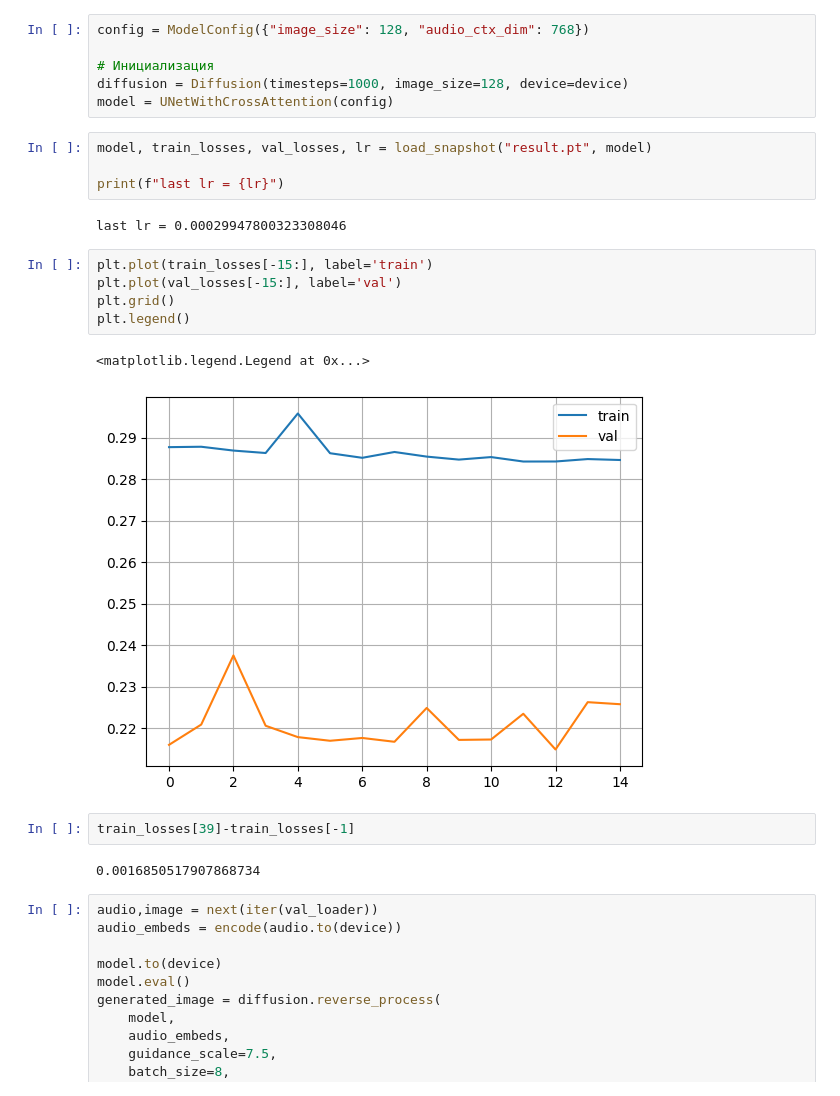
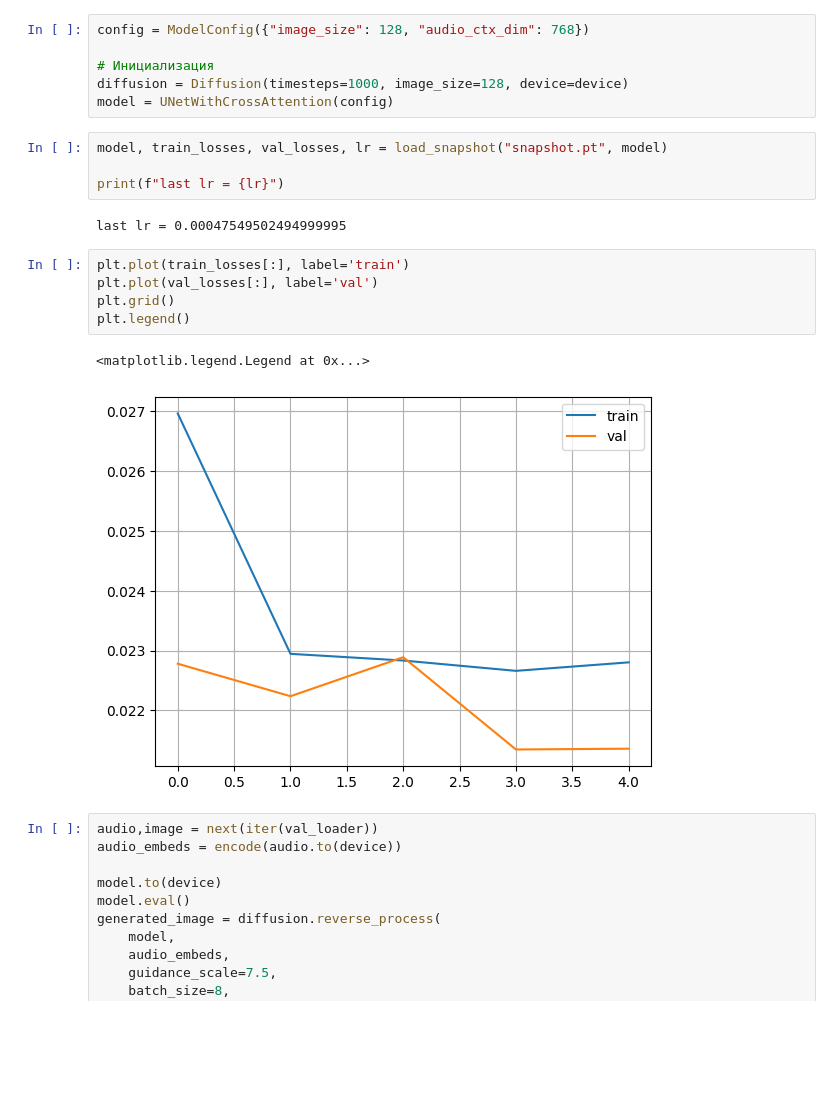
Before and after one commit to roman0810/sound2image, a Jupyter notebook: eval.ipynb, the cells around one changed output. Cells and saved outputs as stored; diff of their text form; blank space fills up the shorter version.

```diff
--- a/eval.ipynb
+++ b/eval.ipynb
@@ -50,23 +50,19 @@ config = ModelConfig({"image_size": 128, "audio_ctx_dim": 768})
 diffusion = Diffusion(timesteps=1000, image_size=128, device=device)
 model = UNetWithCrossAttention(config)
 # %%
-model, train_losses, val_losses, lr = load_snapshot("result.pt", model)
+model, train_losses, val_losses, lr = load_snapshot("snapshot.pt", model)
 
 print(f"last lr = {lr}")
 # %% [output]
-last lr = 0.00029947800323308046
+last lr = 0.00047549502494999995
 # %%
-plt.plot(train_losses[-15:], label='train')
-plt.plot(val_losses[-15:], label='val')
+plt.plot(train_losses[:], label='train')
+plt.plot(val_losses[:], label='val')
 plt.grid()
 plt.legend()
 # %% [output]
 <matplotlib.legend.Legend at 0x...>
-[figure, old version]
+[figure, new version]
-# %%
-train_losses[39]-train_losses[-1]
-# %% [output]
-0.0016850517907868734
 # %%
 audio,image = next(iter(val_loader))
 audio_embeds = encode(audio.to(device))
```
Also changed, not shown: parts of 3 cells of this notebook.
